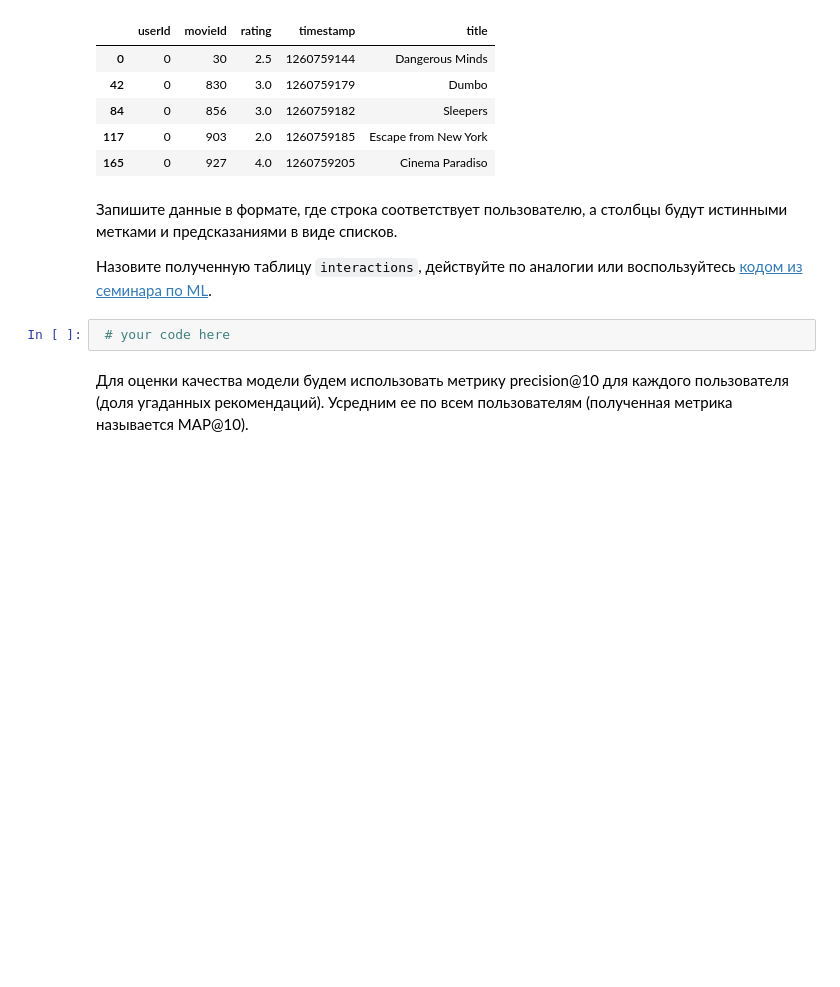
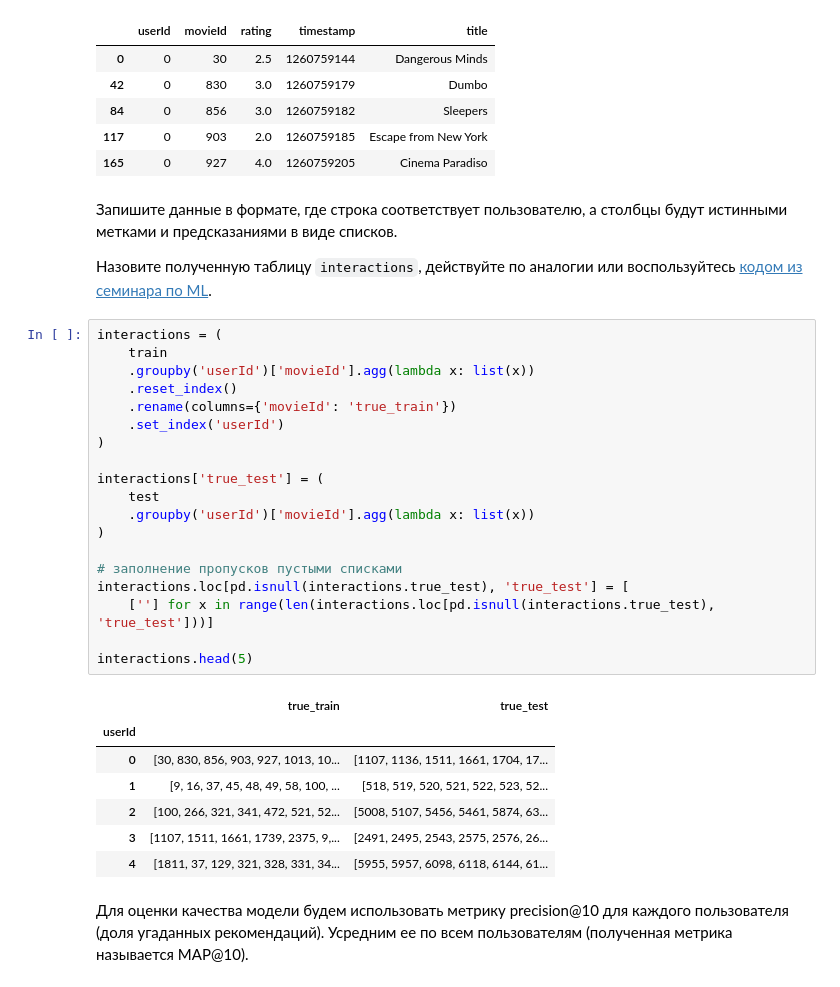
Before and after one commit to Kulikov17/MLDS_RecSys, a Jupyter notebook: RecSys_HW1.ipynb, the cells around one changed output. Cells and saved outputs as stored; diff of their text form; blank space fills up the shorter version.

```diff
--- a/RecSys_HW1.ipynb
+++ b/RecSys_HW1.ipynb
@@ -69,8 +69,33 @@ train.head()
 Запишите данные в формате, где строка соответствует пользователю, а столбцы будут истинными метками и предсказаниями в виде списков.
 
 Назовите полученную таблицу `interactions`, действуйте по аналогии или воспользуйтесь [кодом из семинара по ML](https://github.com/Murcha1990/MLDS_ML_2022/blob/main/Занятие_13_Recsys1/MLHS_Recsys_1.ipynb).
-# %%
- # your code here
+# %%
+interactions = (
+    train
+    .groupby('userId')['movieId'].agg(lambda x: list(x))
+    .reset_index()
+    .rename(columns={'movieId': 'true_train'})
+    .set_index('userId')
+)
+
+interactions['true_test'] = (
+    test
+    .groupby('userId')['movieId'].agg(lambda x: list(x))
+)
+
+# заполнение пропусков пустыми списками
+interactions.loc[pd.isnull(interactions.true_test), 'true_test'] = [
+    [''] for x in range(len(interactions.loc[pd.isnull(interactions.true_test), 'true_test']))]
+
+interactions.head(5)
+# %% [output]
+|  | true_train | true_test |
+| userId |  |  |
+| 0 | [30, 830, 856, 903, 927, 1013, 10... | [1107, 1136, 1511, 1661, 1704, 17... |
+| 1 | [9, 16, 37, 45, 48, 49, 58, 100, ... | [518, 519, 520, 521, 522, 523, 52... |
+| 2 | [100, 266, 321, 341, 472, 521, 52... | [5008, 5107, 5456, 5461, 5874, 63... |
+| 3 | [1107, 1511, 1661, 1739, 2375, 9,... | [2491, 2495, 2543, 2575, 2576, 26... |
+| 4 | [1811, 37, 129, 321, 328, 331, 34... | [5955, 5957, 6098, 6118, 6144, 61... |
 # %% [markdown]
 Для оценки качества модели будем использовать метрику  precision@10 для каждого пользователя (доля угаданных рекомендаций). Усредним ее по всем пользователям (полученная метрика называется MAP@10).
 # %%
```
Also changed, not shown: parts of 8 cells of this notebook.
